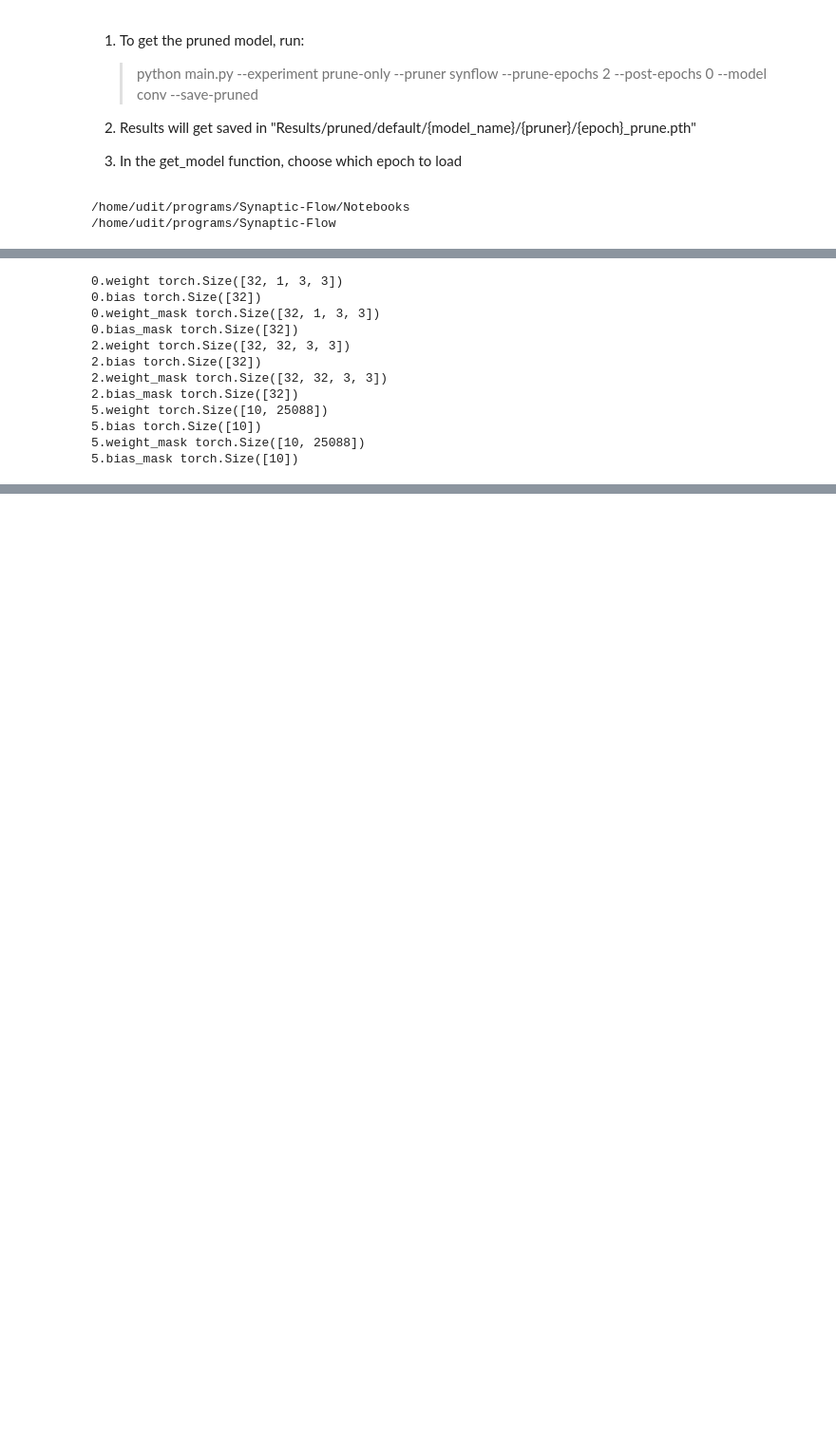
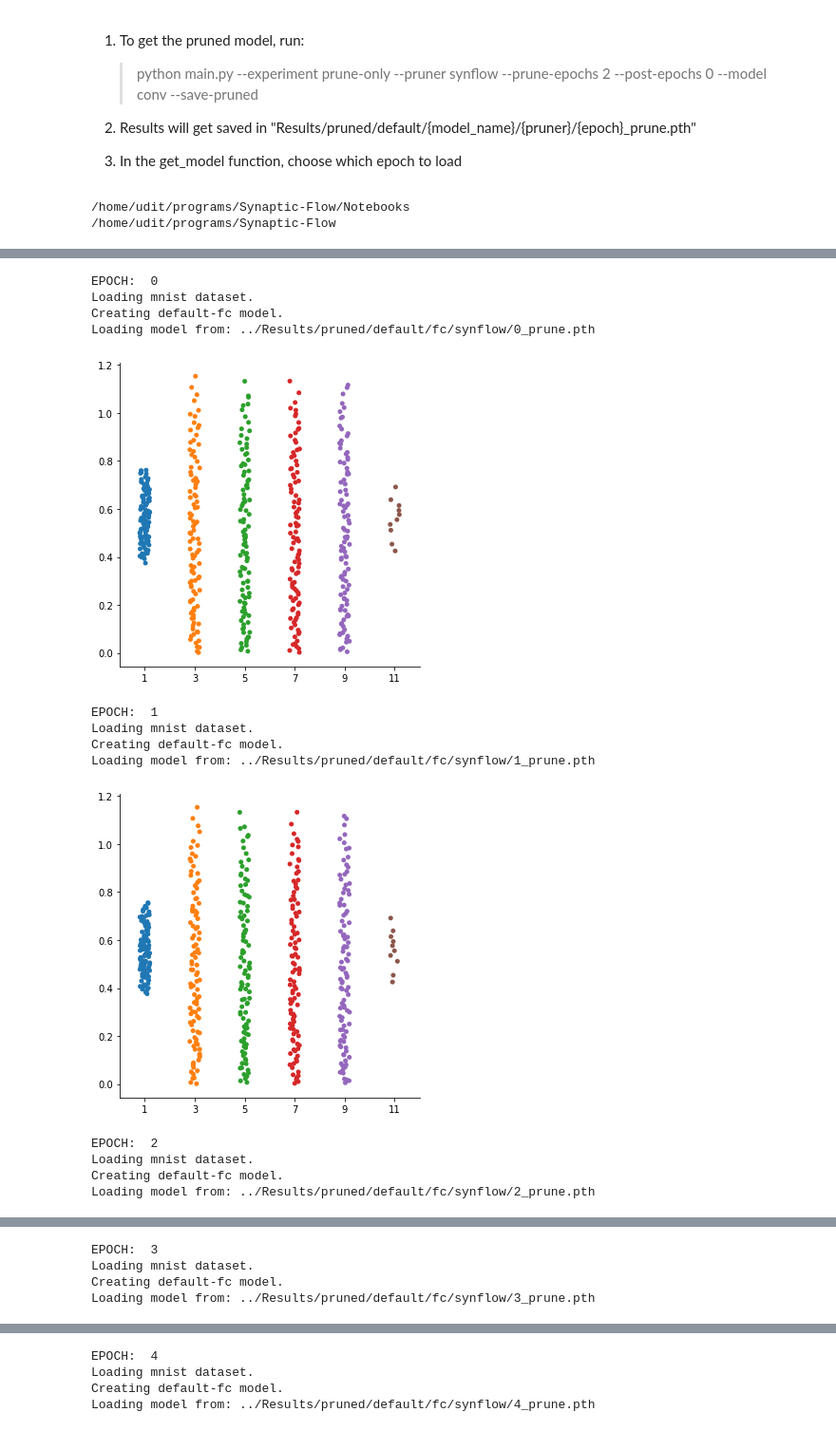
Before and after one commit to uditsaxena/Synaptic-Flow, a Jupyter notebook: Notebooks/Load Model Example.ipynb, the cells around one changed output, grey strips where cells are left out. Shown at 95% size. Drawn from its saved outputs; the diff is of its cells as text; code cells hidden in the pictures; blank space fills up the shorter version.

```diff
--- a/Notebooks/Load Model Example.ipynb
+++ b/Notebooks/Load Model Example.ipynb
@@ -23,2 +23,0 @@ from load_pruned import get_model
-# %%
-model = get_model('mnist', 'default', 'conv', epoch=0)
@@ -29,16 +23,0 @@ Loading model from: ../Results/pruned/default/conv/synflow/0_prune.pth
-# %%
-for name, param in model.state_dict().items():
-    print(name, param.size())
-# %% [output]
-0.weight torch.Size([32, 1, 3, 3])
-0.bias torch.Size([32])
-0.weight_mask torch.Size([32, 1, 3, 3])
-0.bias_mask torch.Size([32])
-2.weight torch.Size([32, 32, 3, 3])
-2.bias torch.Size([32])
-2.weight_mask torch.Size([32, 32, 3, 3])
-2.bias_mask torch.Size([32])
-5.weight torch.Size([10, 25088])
-5.bias torch.Size([10])
-5.weight_mask torch.Size([10, 25088])
-5.bias_mask torch.Size([10])
@@ -44,0 +31,54 @@ for name, param in model.state_dict().items():
+# %%
+def get_per_layer_masked_weights_for_epoch(model):
+    layer_dict = {}
+    for name, param in model.state_dict().items():
+        it, weight = name.split('.')
+        if 'bias' not in name:
+            if it in layer_dict:
+                existing_weight = layer_dict[it]
+                masked_weight = np.multiply(param.numpy(), existing_weight)
+                layer_dict[it] = masked_weight
+            else:
+                layer_dict[it] = param.numpy()
+    return layer_dict
+
+def get_per_layer_singular_values(masked_weights_dict):
+    per_layer_singular_values = {}
+
+    for it, masked_weight in masked_weights_dict.items():
+        s = svd(masked_weight, compute_uv=False)
+        per_layer_singular_values[it] = s.tolist()
+
+    return per_layer_singular_values
+
+
+def plot_per_epoch_singular_values(model="fc", dataset="mnist", prune_type="default", epoch=0):
+    model = get_model(dataset, prune_type, model, epoch=epoch)
+    per_layer_masked_weights = get_per_layer_masked_weights_for_epoch(model)
+    per_layer_singular_values = get_per_layer_singular_values(per_layer_masked_weights)
+    df = pd.DataFrame(dict([ (k,pd.Series(v)) for k,v in per_layer_singular_values.items() ]))
+    sns.catplot(data=df)
+    plt.show()
+
+
+def plot_per_layer_singular_values(model="fc", dataset="mnist", prune_type="default", total_epochs=1):
+    for epoch in range(total_epochs):
+        print("EPOCH: ", epoch)
+        plot_per_epoch_singular_values(model=model, dataset=dataset, prune_type=prune_type, epoch=epoch)
+# %%
+plot_per_layer_singular_values("fc", "mnist", "default", 10)
+# %% [output]
+EPOCH:  0
+Loading mnist dataset.
+Creating default-fc model.
+Loading model from: ../Results/pruned/default/fc/synflow/0_prune.pth
+[figure, added]
+EPOCH:  1
+Loading mnist dataset.
+Creating default-fc model.
+Loading model from: ../Results/pruned/default/fc/synflow/1_prune.pth
+[figure, added]
+EPOCH:  2
+Loading mnist dataset.
+Creating default-fc model.
+Loading model from: ../Results/pruned/default/fc/synflow/2_prune.pth
@@ -44,0 +86,4 @@ for name, param in model.state_dict().items():
+EPOCH:  3
+Loading mnist dataset.
+Creating default-fc model.
+Loading model from: ../Results/pruned/default/fc/synflow/3_prune.pth
@@ -44,0 +91,4 @@ for name, param in model.state_dict().items():
+EPOCH:  4
+Loading mnist dataset.
+Creating default-fc model.
+Loading model from: ../Results/pruned/default/fc/synflow/4_prune.pth
```
Also changed, not shown: parts of 5 cells of this notebook.
